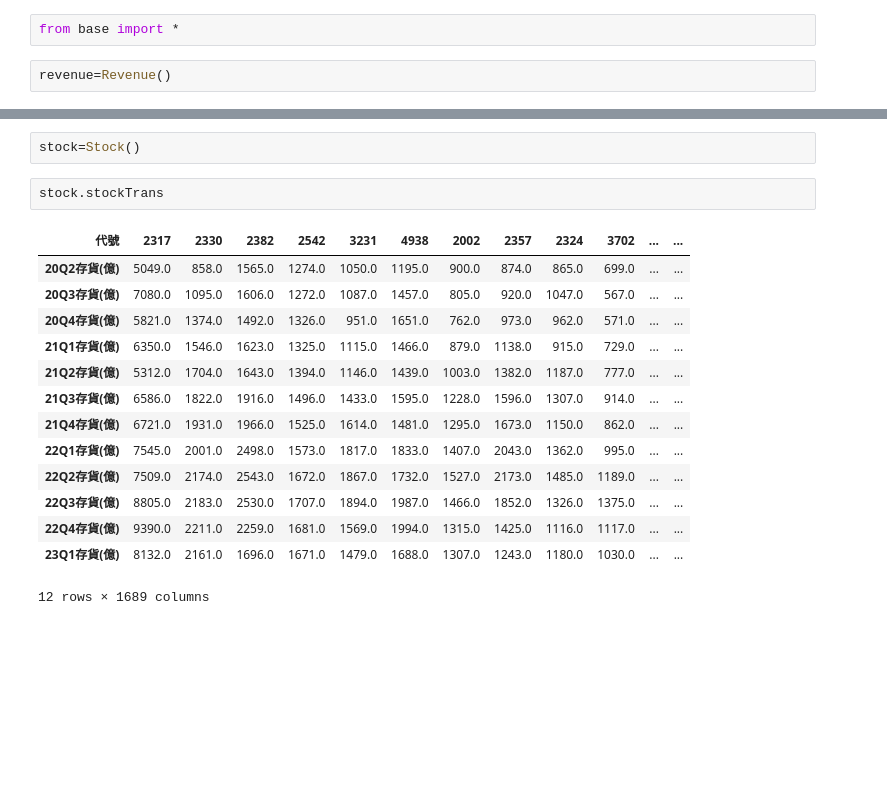
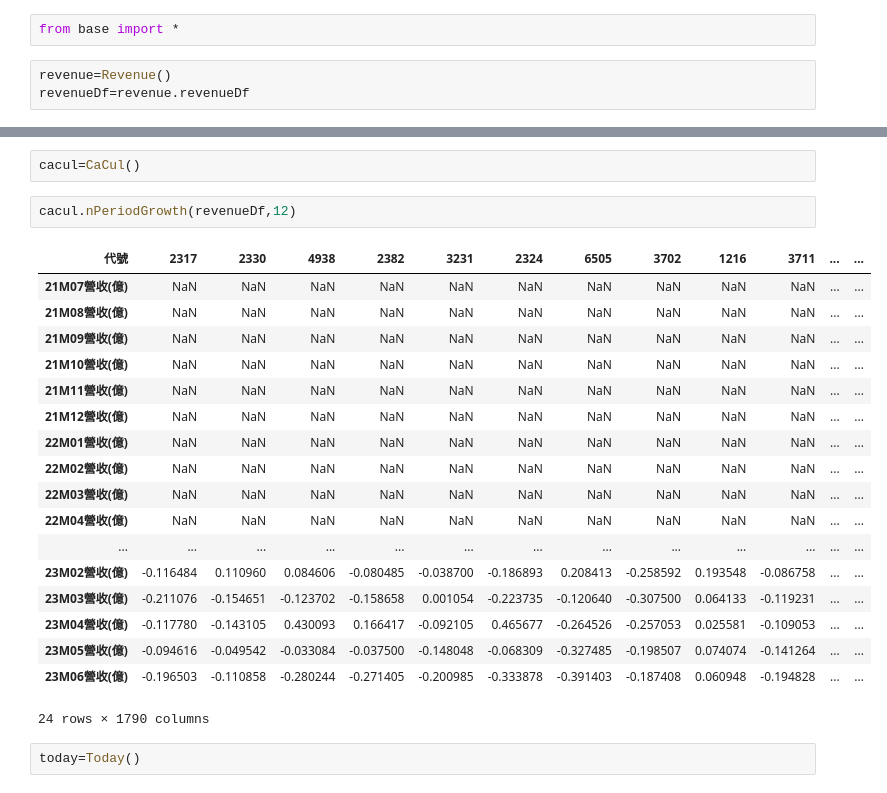
Before and after one commit to uuuu1112/invest, a Jupyter notebook: beTrue.ipynb, the cells around one changed output, grey strips where cells are left out. Saved outputs shown, nothing was run; the diff lists cells and outputs as text; blank space fills up the shorter version.

```diff
--- a/beTrue.ipynb
+++ b/beTrue.ipynb
@@ -2,3 +2,4 @@
 from base import *
 # %%
 revenue=Revenue()
+revenueDf=revenue.revenueDf
@@ -22,19 +6,25 @@ revenue.monthTrans
-# %%
-stock=Stock()
-# %%
-stock.stockTrans
-# %% [output]
-| 代號 | 2317 | 2330 | 2382 | 2542 | 3231 | 4938 | 2002 | 2357 | 2324 | 3702 | ... | ... |
-| 20Q2存貨(億) | 5049.0 | 858.0 | 1565.0 | 1274.0 | 1050.0 | 1195.0 | 900.0 | 874.0 | 865.0 | 699.0 | ... | ... |
-| 20Q3存貨(億) | 7080.0 | 1095.0 | 1606.0 | 1272.0 | 1087.0 | 1457.0 | 805.0 | 920.0 | 1047.0 | 567.0 | ... | ... |
-| 20Q4存貨(億) | 5821.0 | 1374.0 | 1492.0 | 1326.0 | 951.0 | 1651.0 | 762.0 | 973.0 | 962.0 | 571.0 | ... | ... |
-| 21Q1存貨(億) | 6350.0 | 1546.0 | 1623.0 | 1325.0 | 1115.0 | 1466.0 | 879.0 | 1138.0 | 915.0 | 729.0 | ... | ... |
-| 21Q2存貨(億) | 5312.0 | 1704.0 | 1643.0 | 1394.0 | 1146.0 | 1439.0 | 1003.0 | 1382.0 | 1187.0 | 777.0 | ... | ... |
-| 21Q3存貨(億) | 6586.0 | 1822.0 | 1916.0 | 1496.0 | 1433.0 | 1595.0 | 1228.0 | 1596.0 | 1307.0 | 914.0 | ... | ... |
-| 21Q4存貨(億) | 6721.0 | 1931.0 | 1966.0 | 1525.0 | 1614.0 | 1481.0 | 1295.0 | 1673.0 | 1150.0 | 862.0 | ... | ... |
-| 22Q1存貨(億) | 7545.0 | 2001.0 | 2498.0 | 1573.0 | 1817.0 | 1833.0 | 1407.0 | 2043.0 | 1362.0 | 995.0 | ... | ... |
-| 22Q2存貨(億) | 7509.0 | 2174.0 | 2543.0 | 1672.0 | 1867.0 | 1732.0 | 1527.0 | 2173.0 | 1485.0 | 1189.0 | ... | ... |
-| 22Q3存貨(億) | 8805.0 | 2183.0 | 2530.0 | 1707.0 | 1894.0 | 1987.0 | 1466.0 | 1852.0 | 1326.0 | 1375.0 | ... | ... |
-| 22Q4存貨(億) | 9390.0 | 2211.0 | 2259.0 | 1681.0 | 1569.0 | 1994.0 | 1315.0 | 1425.0 | 1116.0 | 1117.0 | ... | ... |
-| 23Q1存貨(億) | 8132.0 | 2161.0 | 1696.0 | 1671.0 | 1479.0 | 1688.0 | 1307.0 | 1243.0 | 1180.0 | 1030.0 | ... | ... |
-12 rows × 1689 columns
+# %%
+cacul=CaCul()
+# %%
+cacul.nPeriodGrowth(revenueDf,12)
+# %% [output]
+| 代號 | 2317 | 2330 | 4938 | 2382 | 3231 | 2324 | 6505 | 3702 | 1216 | 3711 | ... | ... |
+| 21M07營收(億) | NaN | NaN | NaN | NaN | NaN | NaN | NaN | NaN | NaN | NaN | ... | ... |
+| 21M08營收(億) | NaN | NaN | NaN | NaN | NaN | NaN | NaN | NaN | NaN | NaN | ... | ... |
+| 21M09營收(億) | NaN | NaN | NaN | NaN | NaN | NaN | NaN | NaN | NaN | NaN | ... | ... |
+| 21M10營收(億) | NaN | NaN | NaN | NaN | NaN | NaN | NaN | NaN | NaN | NaN | ... | ... |
+| 21M11營收(億) | NaN | NaN | NaN | NaN | NaN | NaN | NaN | NaN | NaN | NaN | ... | ... |
+| 21M12營收(億) | NaN | NaN | NaN | NaN | NaN | NaN | NaN | NaN | NaN | NaN | ... | ... |
+| 22M01營收(億) | NaN | NaN | NaN | NaN | NaN | NaN | NaN | NaN | NaN | NaN | ... | ... |
+| 22M02營收(億) | NaN | NaN | NaN | NaN | NaN | NaN | NaN | NaN | NaN | NaN | ... | ... |
+| 22M03營收(億) | NaN | NaN | NaN | NaN | NaN | NaN | NaN | NaN | NaN | NaN | ... | ... |
+| 22M04營收(億) | NaN | NaN | NaN | NaN | NaN | NaN | NaN | NaN | NaN | NaN | ... | ... |
+| ... | ... | ... | ... | ... | ... | ... | ... | ... | ... | ... | ... | ... |
+| 23M02營收(億) | -0.116484 | 0.110960 | 0.084606 | -0.080485 | -0.038700 | -0.186893 | 0.208413 | -0.258592 | 0.193548 | -0.086758 | ... | ... |
+| 23M03營收(億) | -0.211076 | -0.154651 | -0.123702 | -0.158658 | 0.001054 | -0.223735 | -0.120640 | -0.307500 | 0.064133 | -0.119231 | ... | ... |
+| 23M04營收(億) | -0.117780 | -0.143105 | 0.430093 | 0.166417 | -0.092105 | 0.465677 | -0.264526 | -0.257053 | 0.025581 | -0.109053 | ... | ... |
+| 23M05營收(億) | -0.094616 | -0.049542 | -0.033084 | -0.037500 | -0.148048 | -0.068309 | -0.327485 | -0.198507 | 0.074074 | -0.141264 | ... | ... |
+| 23M06營收(億) | -0.196503 | -0.110858 | -0.280244 | -0.271405 | -0.200985 | -0.333878 | -0.391403 | -0.187408 | 0.060948 | -0.194828 | ... | ... |
+24 rows × 1790 columns
+# %%
+today=Today()
```
Also changed, not shown: parts of 7 cells of this notebook, 11 other files.
